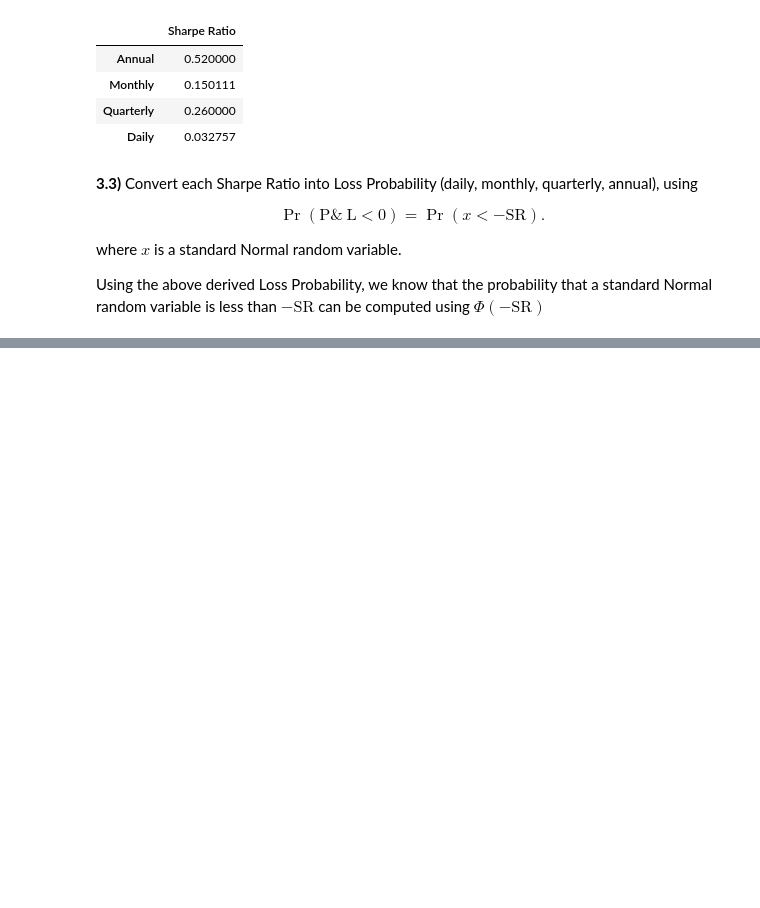
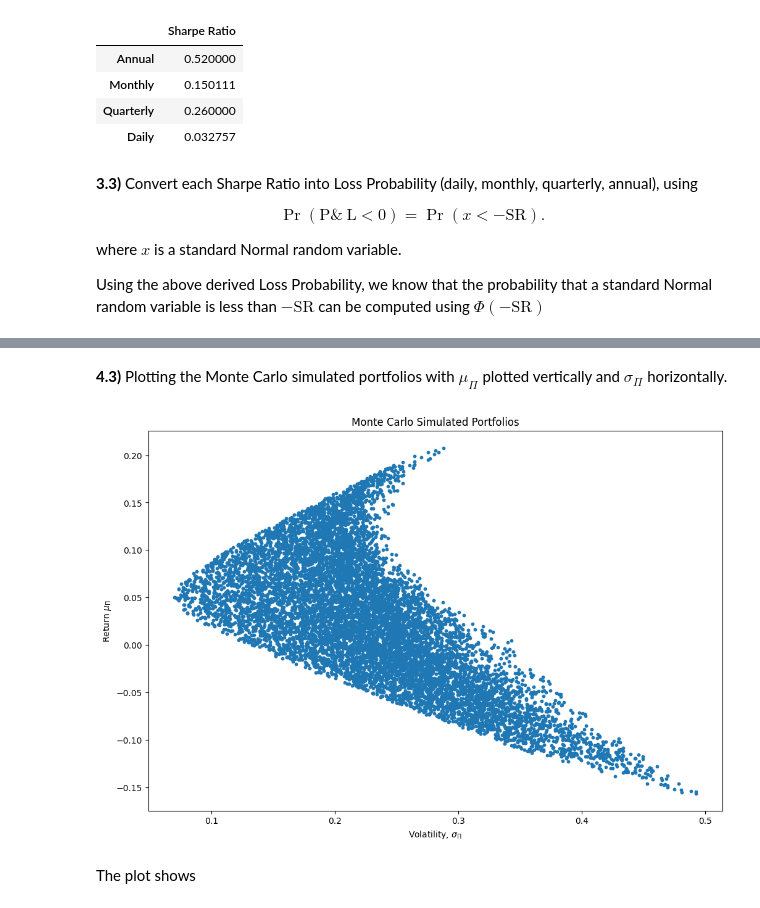
Before and after one commit to imharrisonking/cqf, a Jupyter notebook: 02-quantitative-risk-and-return/exam/E1_HARRISONKING_REPORT.ipynb, the cells around one changed output, grey strips where cells are left out. Cells and saved outputs as stored; diff of their text form; code cells hidden in the pictures; blank space fills up the shorter version.

```diff
--- a/02-quantitative-risk-and-return/exam/E1_HARRISONKING_REPORT.ipynb
+++ b/02-quantitative-risk-and-return/exam/E1_HARRISONKING_REPORT.ipynb
@@ -537,0 +547,17 @@ sharpe_df.head()
+# %%
+# Set the seed for reproducibility
+np.random.seed(0)
+
+# Set the seed for reproducibility
+rng = np.random.default_rng(0)
+
+# Generate 10,000 random portfolios of shape (10000, 4)
+NUMBER_OF_PORTFOLIOS = 10000
+assets = ['A', 'B', 'C', 'D']
+portfolio_weights = rng.random((NUMBER_OF_PORTFOLIOS, len(assets)))
+
+# Re-compute the weights of the 4th asset 'D' to satisfy budget constraint
+portfolio_weights[:, len(assets) - 1] = 1 - np.sum(portfolio_weights[:, :len(assets) - 1], axis=1)
+# portfolio_weights /= np.sum(portfolio_weights, axis=1)[:, np.newaxis]
+
+print(f'Randomly generated weights: \n {portfolio_weights}')
@@ -537,0 +588,17 @@ sharpe_df.head()
+# %%
+# Calculate the porfolio returns and volatility
+portfolio_returns = np.dot(portfolio_weights, mean_returns_vector)
+
+# Vectorised approach using np.sum() instead of using np.dot() with portfolio_weights^T in a loop
+portfolio_volatility = np.sqrt(np.sum((np.dot(portfolio_weights, covariance_matrix) * portfolio_weights), axis=1))
+
+# Create a DataFrame for analysis
+portfolio_df = pd.DataFrame({
+    'Portfolio Return': portfolio_returns,
+    'Portfolio Volatility': portfolio_volatility
+})
+
+for i, asset in enumerate(assets):
+    portfolio_df[asset + ' Weight'] = portfolio_weights[:, i]
+
+portfolio_df.head()
@@ -538 +612,15 @@ sharpe_df.head()
+# %% [markdown]
+**4.3)** Plotting the Monte Carlo simulated portfolios with $\mu_{\Pi}$ plotted vertically and $\sigma_{\Pi}$ horizontally.
+# %%
+# Plot the Monte Carlo simulation using matplotlib
+fig = plt.figure(figsize=(12, 8))
+plt.scatter(portfolio_df['Portfolio Volatility'], portfolio_df['Portfolio Return'], marker='o', s=10)
+plt.xlabel('Volatility, $\sigma_{\Pi}$')
+plt.ylabel('Return $\mu_{\Pi}$')
+plt.title('Monte Carlo Simulated Portfolios')
+plt.show()
+# %% [output]
+[figure, added]
+# %% [markdown]
+The plot shows
 # %% [markdown]
```
Also changed, not shown: parts of 11 cells of this notebook.
